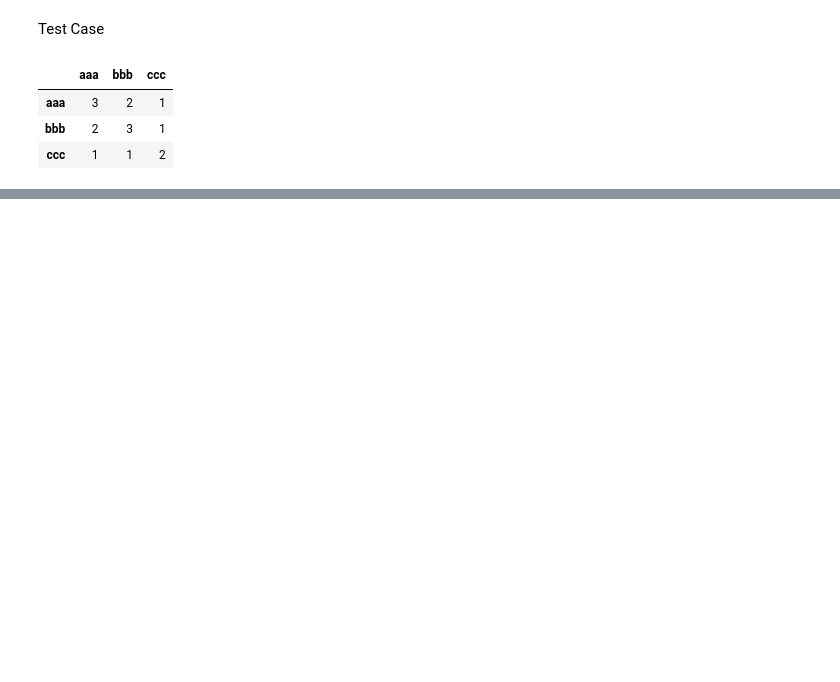
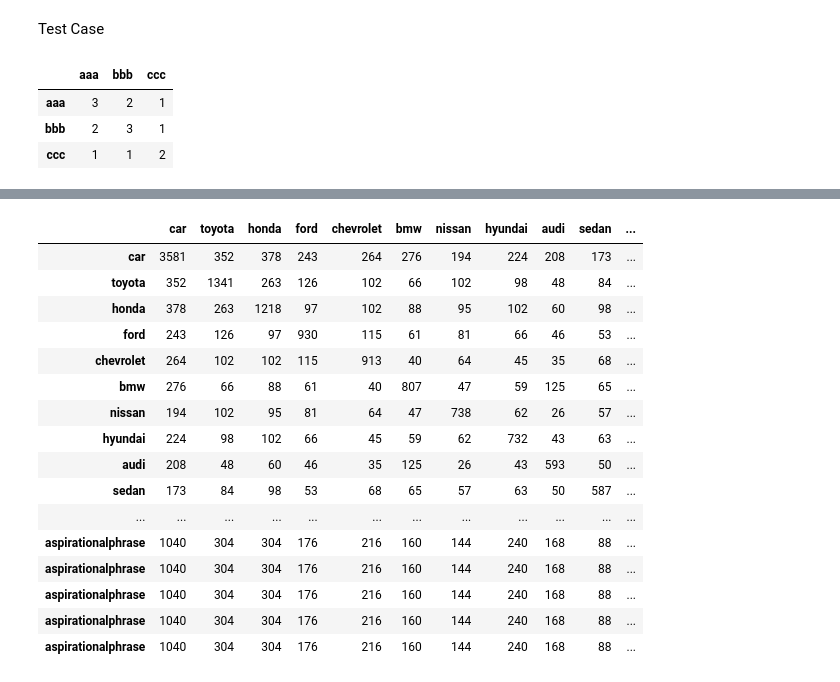
Before and after one commit to jordandpflum/TextAnalysis, a Jupyter notebook: Co-occurance Code (Jordan).ipynb, the cells around one changed output, grey strips where cells are left out. Saved outputs shown, nothing was run; the diff lists cells and outputs as text; code cells hidden in the pictures; blank space fills up the shorter version.

```diff
--- a/Co-occurance Code (Jordan).ipynb
+++ b/Co-occurance Code (Jordan).ipynb
@@ -326,0 +445,14 @@ liftDF
+# %%
+aspirationalPhrases = [
+    "wish to", 'love to', 'dream of', 'want to', 'like to', 'really want', 'saving up', 'hope to'
+]
+
+aspirationalPhrasesMapping = {}
+
+for i, aspirationalPhrase in enumerate(aspirationalPhrases):
+    aspirationalPhrasesMapping[aspirationalPhrase] = "aspirationalphrase"
+
+def findAspirationalPhrases(comment):
+    for aspirationalPhrase in aspirationalPhrasesMapping.keys():
+        comment = comment.replace(aspirationalPhrase, aspirationalPhrasesMapping[aspirationalPhrase])
+    return comment
@@ -326,0 +488,13 @@ liftDF
+# %%
+# read in data and rename columns
+df = pd.read_csv('scrapedData.csv')
+df.rename(columns = {'Date': 'date'}, inplace = True)
+df.drop(columns=['PageCommentNumber'], inplace = True)
+
+# convert comments column to strings
+df['text'] = df['text'].apply(str)
+
+# Replace aspirational phrases with filler
+df['text'] = df['text'].map(findAspirationalPhrases)
+
+df.head()
@@ -326,0 +508,31 @@ liftDF
+# %%
+# create a list of the comments
+comments = df['text'].tolist()
+# %%
+preresults = [x for x in comments if x != '']
+results = [get_tokens(x) for x in preresults]
+# %%
+topBrandNamesCopy = topBrandNames.copy()
+topBrandNamesCopy.extend(list(aspirationalPhrasesMapping.values()))
+aspirationsANDbrands = topBrandNamesCopy.copy()
+
+coocuranceDF = count_coocurances(coocurance_words=aspirationsANDbrands, multipleTokens=results)
+coocuranceDF
+# %% [output]
+|  | car | toyota | honda | ford | chevrolet | bmw | nissan | hyundai | audi | sedan | ... |
+| car | 3581 | 352 | 378 | 243 | 264 | 276 | 194 | 224 | 208 | 173 | ... |
+| toyota | 352 | 1341 | 263 | 126 | 102 | 66 | 102 | 98 | 48 | 84 | ... |
+| honda | 378 | 263 | 1218 | 97 | 102 | 88 | 95 | 102 | 60 | 98 | ... |
+| ford | 243 | 126 | 97 | 930 | 115 | 61 | 81 | 66 | 46 | 53 | ... |
+| chevrolet | 264 | 102 | 102 | 115 | 913 | 40 | 64 | 45 | 35 | 68 | ... |
+| bmw | 276 | 66 | 88 | 61 | 40 | 807 | 47 | 59 | 125 | 65 | ... |
+| nissan | 194 | 102 | 95 | 81 | 64 | 47 | 738 | 62 | 26 | 57 | ... |
+| hyundai | 224 | 98 | 102 | 66 | 45 | 59 | 62 | 732 | 43 | 63 | ... |
+| audi | 208 | 48 | 60 | 46 | 35 | 125 | 26 | 43 | 593 | 50 | ... |
+| sedan | 173 | 84 | 98 | 53 | 68 | 65 | 57 | 63 | 50 | 587 | ... |
+| ... | ... | ... | ... | ... | ... | ... | ... | ... | ... | ... | ... |
+| aspirationalphrase | 1040 | 304 | 304 | 176 | 216 | 160 | 144 | 240 | 168 | 88 | ... |
+| aspirationalphrase | 1040 | 304 | 304 | 176 | 216 | 160 | 144 | 240 | 168 | 88 | ... |
+| aspirationalphrase | 1040 | 304 | 304 | 176 | 216 | 160 | 144 | 240 | 168 | 88 | ... |
+| aspirationalphrase | 1040 | 304 | 304 | 176 | 216 | 160 | 144 | 240 | 168 | 88 | ... |
+| aspirationalphrase | 1040 | 304 | 304 | 176 | 216 | 160 | 144 | 240 | 168 | 88 | ... |
```
Also changed, not shown: parts of 25 cells of this notebook, 4 other files.
